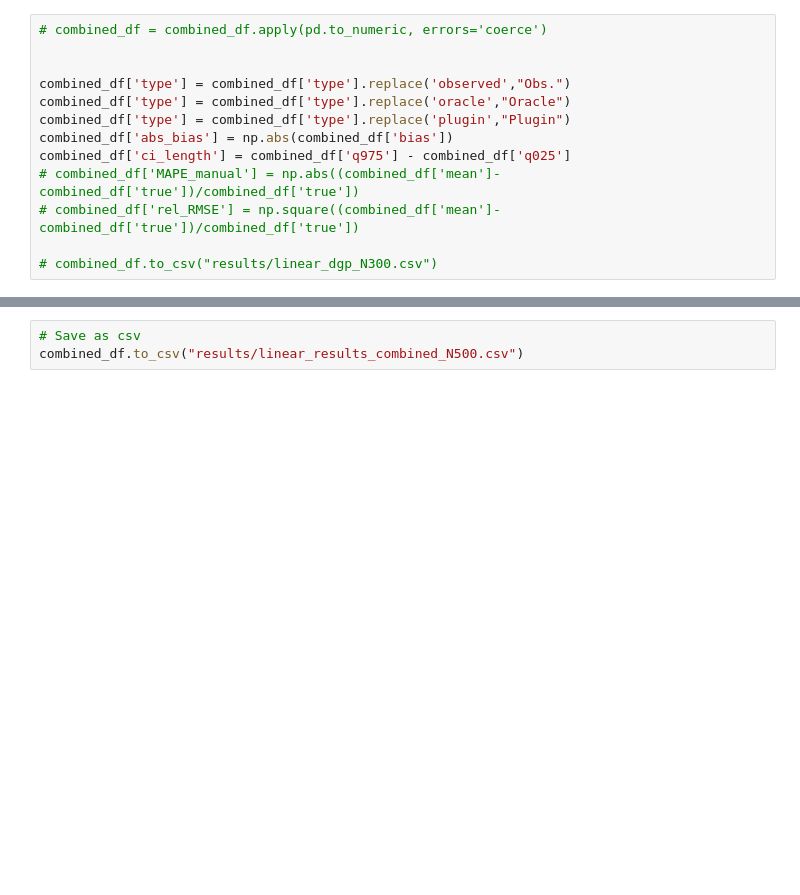
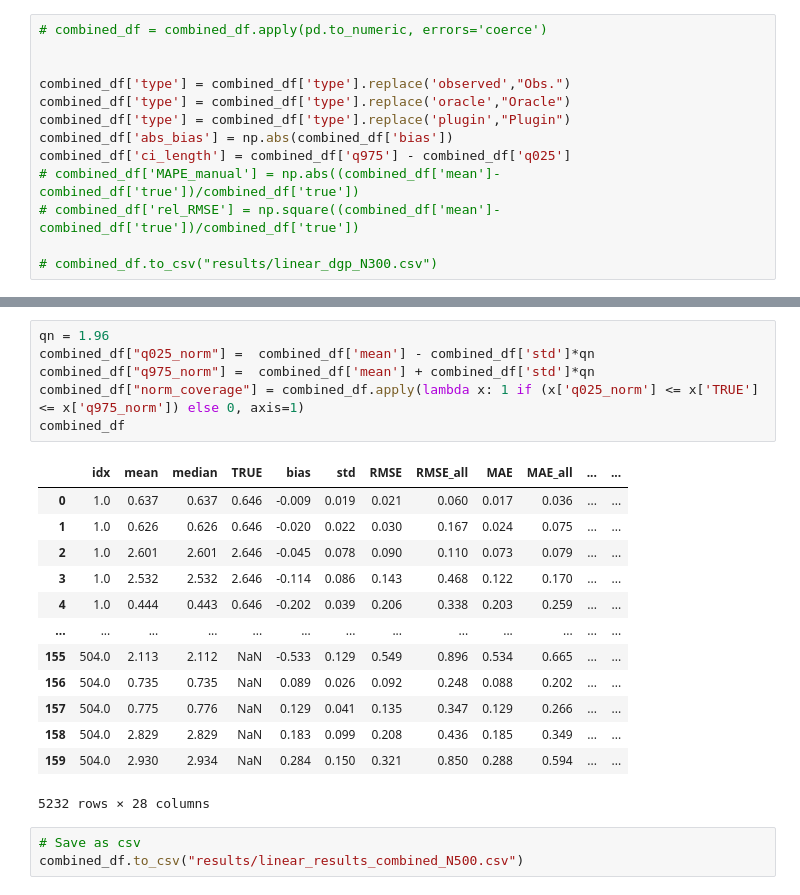
Before and after one commit to barwein/BayesProxyNets, a Jupyter notebook: Simulations/Sim_results_analysis.ipynb, the cells around one changed output, grey strips where cells are left out. Cells and saved outputs as stored; diff of their text form; blank space fills up the shorter version.

```diff
--- a/Simulations/Sim_results_analysis.ipynb
+++ b/Simulations/Sim_results_analysis.ipynb
@@ -102,3 +118,23 @@ print(combined_df.shape)
+# %%
+qn = 1.96
+combined_df["q025_norm"] =  combined_df['mean'] - combined_df['std']*qn
+combined_df["q975_norm"] =  combined_df['mean'] + combined_df['std']*qn
+combined_df["norm_coverage"] = combined_df.apply(lambda x: 1 if (x['q025_norm'] <= x['TRUE'] <= x['q975_norm']) else 0, axis=1)
+combined_df
+# %% [output]
+|  | idx | mean | median | TRUE | bias | std | RMSE | RMSE_all | MAE | MAE_all | ... | ... |
+| 0 | 1.0 | 0.637 | 0.637 | 0.646 | -0.009 | 0.019 | 0.021 | 0.060 | 0.017 | 0.036 | ... | ... |
+| 1 | 1.0 | 0.626 | 0.626 | 0.646 | -0.020 | 0.022 | 0.030 | 0.167 | 0.024 | 0.075 | ... | ... |
+| 2 | 1.0 | 2.601 | 2.601 | 2.646 | -0.045 | 0.078 | 0.090 | 0.110 | 0.073 | 0.079 | ... | ... |
+| 3 | 1.0 | 2.532 | 2.532 | 2.646 | -0.114 | 0.086 | 0.143 | 0.468 | 0.122 | 0.170 | ... | ... |
+| 4 | 1.0 | 0.444 | 0.443 | 0.646 | -0.202 | 0.039 | 0.206 | 0.338 | 0.203 | 0.259 | ... | ... |
+| ... | ... | ... | ... | ... | ... | ... | ... | ... | ... | ... | ... | ... |
+| 155 | 504.0 | 2.113 | 2.112 | NaN | -0.533 | 0.129 | 0.549 | 0.896 | 0.534 | 0.665 | ... | ... |
+| 156 | 504.0 | 0.735 | 0.735 | NaN | 0.089 | 0.026 | 0.092 | 0.248 | 0.088 | 0.202 | ... | ... |
+| 157 | 504.0 | 0.775 | 0.776 | NaN | 0.129 | 0.041 | 0.135 | 0.347 | 0.129 | 0.266 | ... | ... |
+| 158 | 504.0 | 2.829 | 2.829 | NaN | 0.183 | 0.099 | 0.208 | 0.436 | 0.185 | 0.349 | ... | ... |
+| 159 | 504.0 | 2.930 | 2.934 | NaN | 0.284 | 0.150 | 0.321 | 0.850 | 0.288 | 0.594 | ... | ... |
+5232 rows × 28 columns
 # %%
 # Save as csv
 combined_df.to_csv("results/linear_results_combined_N500.csv")
```
Also changed, not shown: parts of 7 cells of this notebook, 35 other files.
